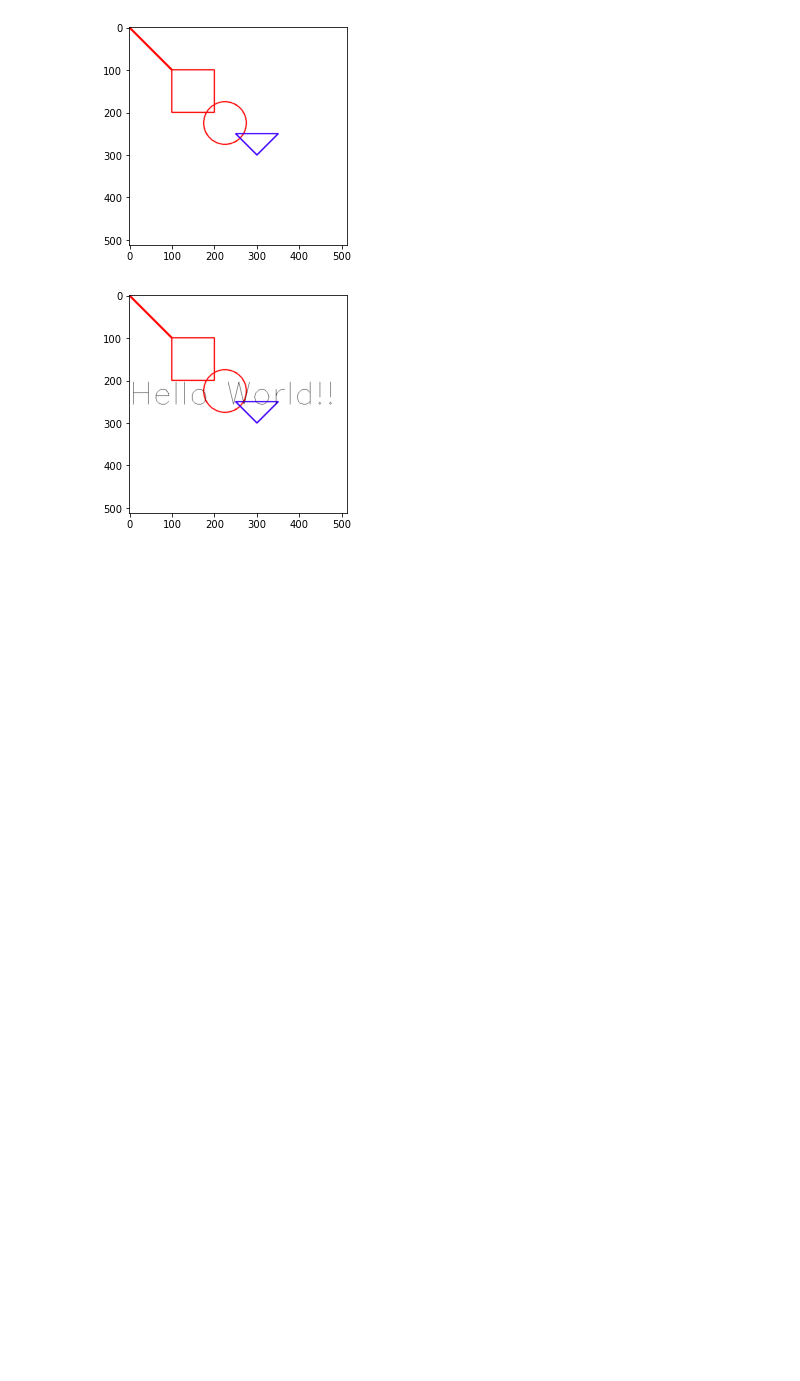
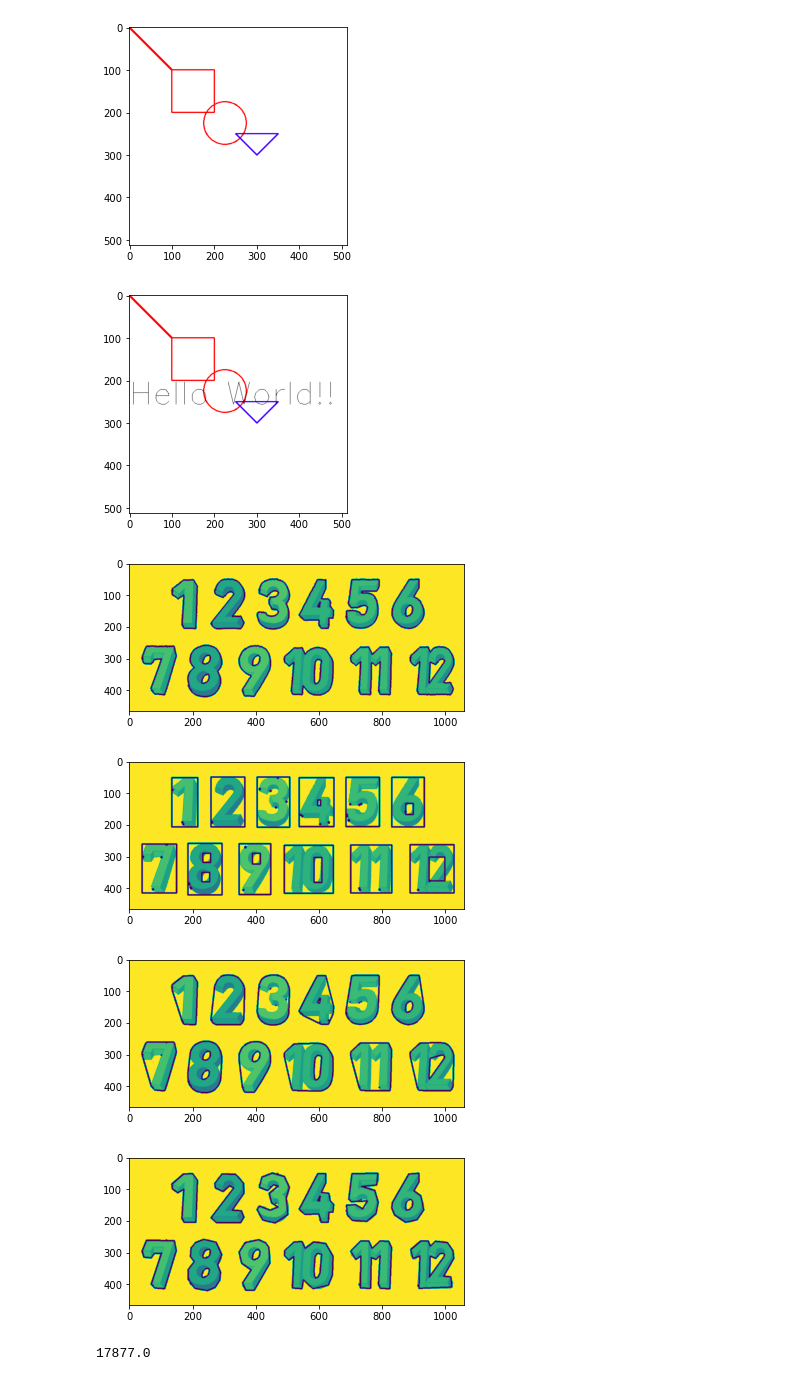
Before and after one commit to sunminky/tensorflow, a Jupyter notebook: OpenCv/opencv_prac.ipynb, the cells around one changed output. Cells and saved outputs as stored; diff of their text form; code cells hidden in the pictures; blank space fills up the shorter version.

Commit message:
contour

```diff
--- a/OpenCv/opencv_prac.ipynb
+++ b/OpenCv/opencv_prac.ipynb
@@ -236,3 +236,71 @@ plt.show()
 [figure]
 [figure]
 [figure]
+# %%
+## 사물의 외각(컨투어) 찾기 ##
+
+img = cv2.imread('numbers.jpg', cv2.IMREAD_GRAYSCALE)
+
+# 입력이미지를 Gray Scale Threshold 하는 전처리 과정 필요함
+_, thresh = cv2.threshold(img, 230, 255, cv2.THRESH_BINARY) #127을 넘는 픽셀은 255로 바꿈
+thresh = cv2.bitwise_not(thresh) # 흰색은 검은색으로, 검은색은 흰색으로 바꿔줌
+
+# 컨투어 찾기
+# cv2.findContours(이미지, 컨투어 탐색모드, 컨투어 탐색 근사치 방법)
+contours = cv2.findContours(thresh, cv2.RETR_TREE, cv2.CHAIN_APPROX_NONE)[0]
+
+'''
+cv2.RETR_EXTERNAL # 바깥쪽 라인만 찾기
+cv2.RETR_LIST #모든 라인을 찾기만, 계층적 구성안함
+cv2.RETR_TREE # 모든 라인을 찾고, 모든 계층적 구성 수행
+
+cv2.CHAIN_APPROX_NONE # 모든 컨투어 포인트 저장
+cv2.CHAIN_APPROX_SIMPLE # 컨투어 라인을 그릴 수 있는 포인트만 저장
+'''
+
+# 컨투어를 그림
+#cv2.drawContours(이미지, 컨투어좌표, 그리고자 하는 컨투어 라인, 색깔, 두께)
+c_img = cv2.drawContours(img.copy(), contours, -1, (0, 0, 255), 3) # 컨투어 라인이 -1이면 모든 컨투어를 그림
+
+plt.imshow(c_img)
+plt.show()
+
+# 사각형 외각 찾기
+# cv2.boundingRect(컨투어), 컨투어를 포함하는 사각형을 그림, 사각형의 x좌표 y좌표 너비 높이 반환
+copy_img = img.copy()
+for cont in contours:
+    x, y, w, h = cv2.boundingRect(cont)
+
+    #모든 컨투어를 포함하는 사각형을 그림
+    plt.imshow(cv2.rectangle(copy_img, (x, y), (x + w, y + h), (0, 0, 255), 3)) # 컨투어를 포함하는 사각형을 그림
+plt.show()
+
+# Convex Hull 알고리즘으로 외각 구하기
+# cv2.convexHull(컨투어), 대략적인 형태의 컨투어 외각을 구할 수 있음, 단일 컨투어 반환
+copy_img = img.copy()
+hull = []
+for cont in contours:
+    hull.append(cv2.convexHull(cont))
+    plt.imshow(cv2.drawContours(copy_img, hull, -1, (0, 0, 255), 4))
+plt.show()
+
+# 컨투어의 유사 다각형 구하기
+# cv2.approxPolyDP(컨투어, 최대거리, 폐곡선 여부), 최대거리가 클수록 Point개수는 감소함
+copy_img = img.copy()
+approx = []
+for cont in contours:
+    epsilon = 0.01 * cv2.arcLength(cont, True) # 값이 작을수록 원래의 컨투어와 비슷해줌
+    approx.append(cv2.approxPolyDP(cont, epsilon, True))
+    plt.imshow(cv2.drawContours(copy_img, approx, -1, (0, 0, 255), 4))
+plt.show()
+# %% [output]
+[figure, added]
+[figure, added]
+[figure, added]
+[figure, added]
+# %%
+cv2.contourArea(contours[0]) # 컨투어의 면적을 구함
+cv2.arcLength(contours[0]) # 컨투어의 둘레를 구함
+cv2.moments(contours[0]) # 컨투어의 특징 추출
+# %% [output]
+17877.0
```
Also changed, not shown: parts of 1 cell of this notebook, 1 other file.
